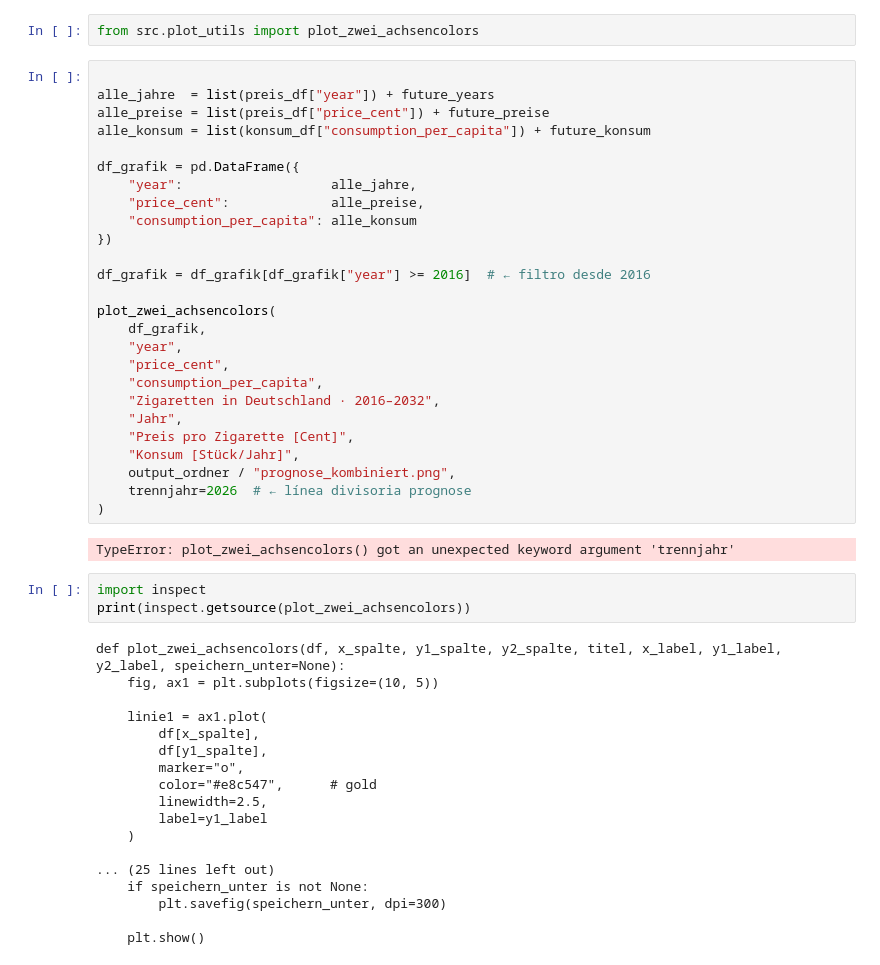
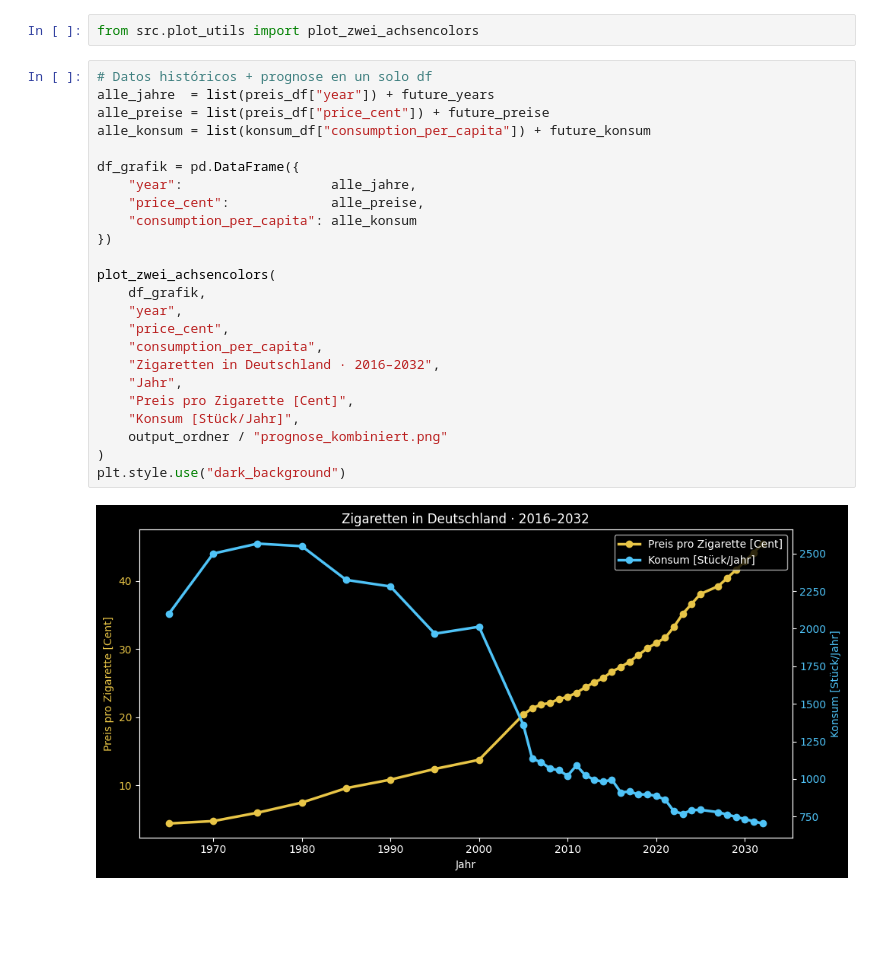
Before and after one commit to evda1011/Informprojekt_SoSe2026, a Jupyter notebook: Prognose_Änderung_der_Zigarrttenpreis/Prognose.ipynb, the cells around one changed output. Drawn from its saved outputs; the diff is of its cells as text; blank space fills up the shorter version.

```diff
--- a/Prognose_Änderung_der_Zigarrttenpreis/Prognose.ipynb
+++ b/Prognose_Änderung_der_Zigarrttenpreis/Prognose.ipynb
@@ -143,51 +143,28 @@ prognose_df
 # %%
 from src.plot_utils import plot_zwei_achsencolors
 # %%
-
+# Datos históricos + prognose en un solo df
 alle_jahre  = list(preis_df["year"]) + future_years
 alle_preise = list(preis_df["price_cent"]) + future_preise
 alle_konsum = list(konsum_df["consumption_per_capita"]) + future_konsum
 
 df_grafik = pd.DataFrame({
     "year":                   alle_jahre,
     "price_cent":             alle_preise,
     "consumption_per_capita": alle_konsum
 })
 
-df_grafik = df_grafik[df_grafik["year"] >= 2016]  # ← filtro desde 2016
-
 plot_zwei_achsencolors(
     df_grafik,
     "year",
     "price_cent",
     "consumption_per_capita",
     "Zigaretten in Deutschland · 2016–2032",
     "Jahr",
     "Preis pro Zigarette [Cent]",
     "Konsum [Stück/Jahr]",
-    output_ordner / "prognose_kombiniert.png",
-    trennjahr=2026  # ← línea divisoria prognose
+    output_ordner / "prognose_kombiniert.png"
 )
+plt.style.use("dark_background")
 # %% [output]
-TypeError: plot_zwei_achsencolors() got an unexpected keyword argument 'trennjahr'
+[figure, added]
-# %%
-import inspect
-print(inspect.getsource(plot_zwei_achsencolors))
-# %% [output]
-def plot_zwei_achsencolors(df, x_spalte, y1_spalte, y2_spalte, titel, x_label, y1_label, y2_label, speichern_unter=None):
-    fig, ax1 = plt.subplots(figsize=(10, 5))
-
-    linie1 = ax1.plot(
-        df[x_spalte],
-        df[y1_spalte],
-        marker="o",
-        color="#e8c547",      # gold
-        linewidth=2.5,
-        label=y1_label
-    )
-
-... (25 lines left out)
-    if speichern_unter is not None:
-        plt.savefig(speichern_unter, dpi=300)
-
-    plt.show()
```
Also changed, not shown: 2 other files.
